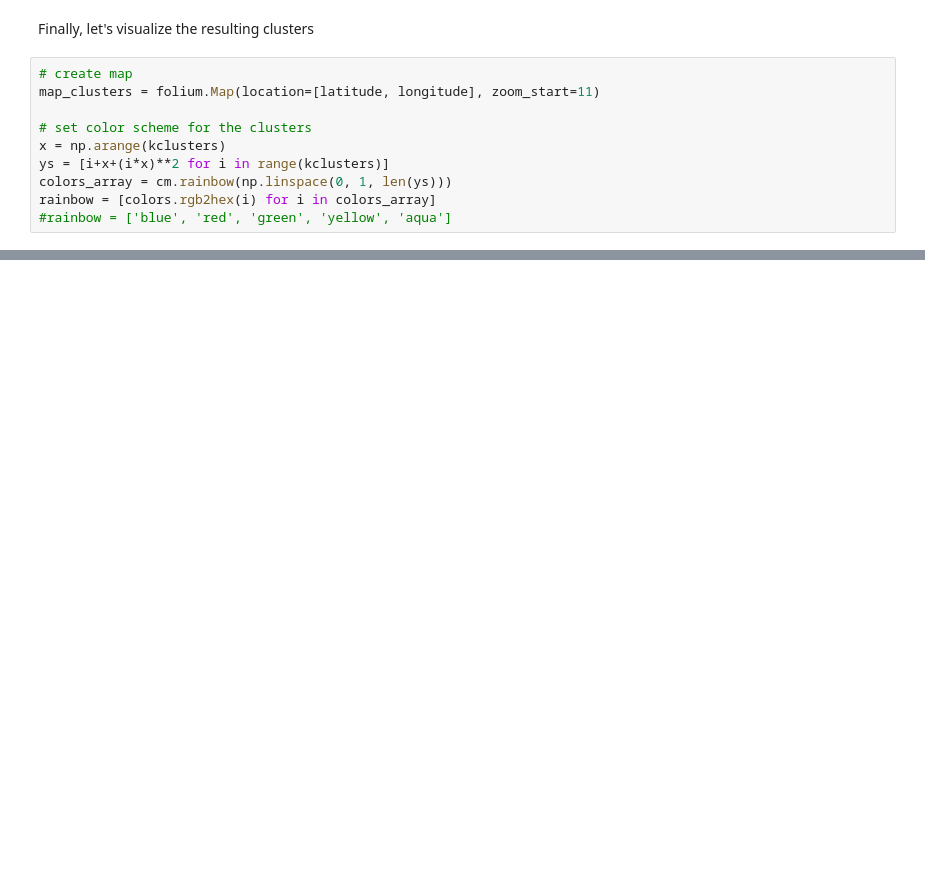
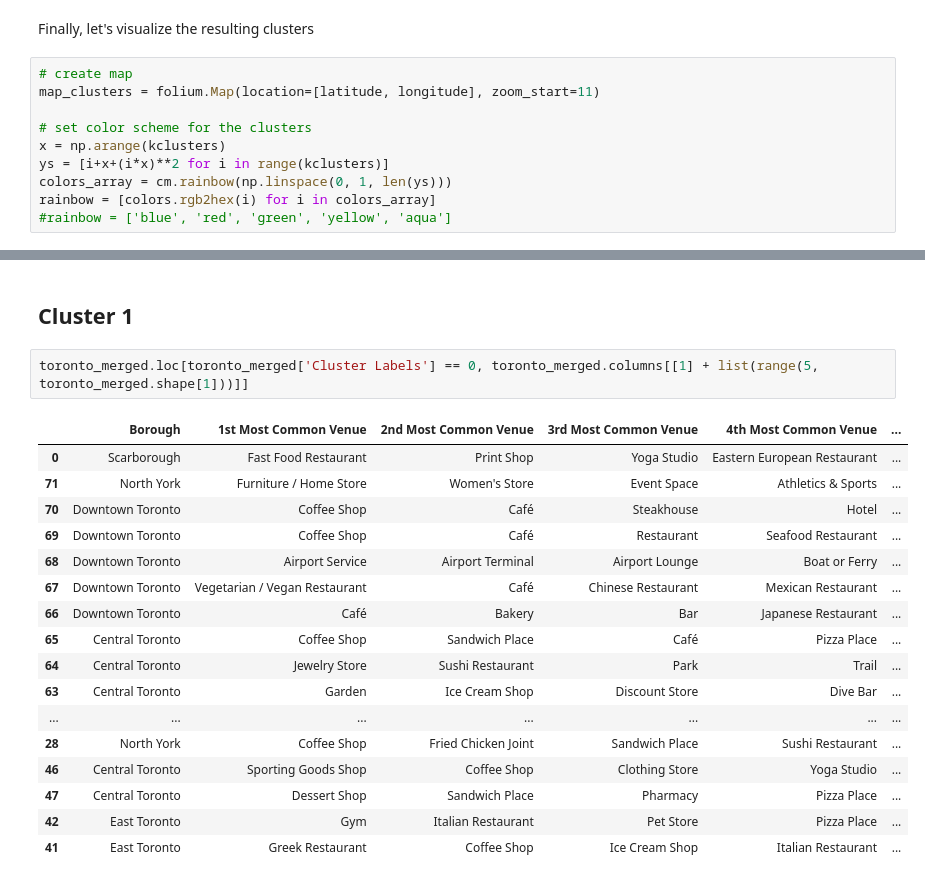
Before and after one commit to thonhh/Coursera_Capstone, a Jupyter notebook: The_neighborhoods_in_Toronto_Link3.ipynb, the cells around one changed output, grey strips where cells are left out. Saved outputs shown, nothing was run; the diff lists cells and outputs as text; blank space fills up the shorter version.

```diff
--- a/The_neighborhoods_in_Toronto_Link3.ipynb
+++ b/The_neighborhoods_in_Toronto_Link3.ipynb
@@ -465,3 +522,25 @@ for lat, lon, post, bor, poi, cluster in zip(toronto_merged_not_NAN['Latitude'],
 map_clusters
 # %% [output]
 [interactive output not drawn]
+# %% [markdown]
+## Cluster 1
+# %%
+toronto_merged.loc[toronto_merged['Cluster Labels'] == 0, toronto_merged.columns[[1] + list(range(5, toronto_merged.shape[1]))]]
+# %% [output]
+|  | Borough | 1st Most Common Venue | 2nd Most Common Venue | 3rd Most Common Venue | 4th Most Common Venue | ... |
+| 0 | Scarborough | Fast Food Restaurant | Print Shop | Yoga Studio | Eastern European Restaurant | ... |
+| 71 | North York | Furniture / Home Store | Women's Store | Event Space | Athletics & Sports | ... |
+| 70 | Downtown Toronto | Coffee Shop | Café | Steakhouse | Hotel | ... |
+| 69 | Downtown Toronto | Coffee Shop | Café | Restaurant | Seafood Restaurant | ... |
+| 68 | Downtown Toronto | Airport Service | Airport Terminal | Airport Lounge | Boat or Ferry | ... |
+| 67 | Downtown Toronto | Vegetarian / Vegan Restaurant | Café | Chinese Restaurant | Mexican Restaurant | ... |
+| 66 | Downtown Toronto | Café | Bakery | Bar | Japanese Restaurant | ... |
+| 65 | Central Toronto | Coffee Shop | Sandwich Place | Café | Pizza Place | ... |
+| 64 | Central Toronto | Jewelry Store | Sushi Restaurant | Park | Trail | ... |
+| 63 | Central Toronto | Garden | Ice Cream Shop | Discount Store | Dive Bar | ... |
+| ... | ... | ... | ... | ... | ... | ... |
+| 28 | North York | Coffee Shop | Fried Chicken Joint | Sandwich Place | Sushi Restaurant | ... |
+| 46 | Central Toronto | Sporting Goods Shop | Coffee Shop | Clothing Store | Yoga Studio | ... |
+| 47 | Central Toronto | Dessert Shop | Sandwich Place | Pharmacy | Pizza Place | ... |
+| 42 | East Toronto | Gym | Italian Restaurant | Pet Store | Pizza Place | ... |
+| 41 | East Toronto | Greek Restaurant | Coffee Shop | Ice Cream Shop | Italian Restaurant | ... |
```
Also changed, not shown: parts of 15 cells of this notebook.
